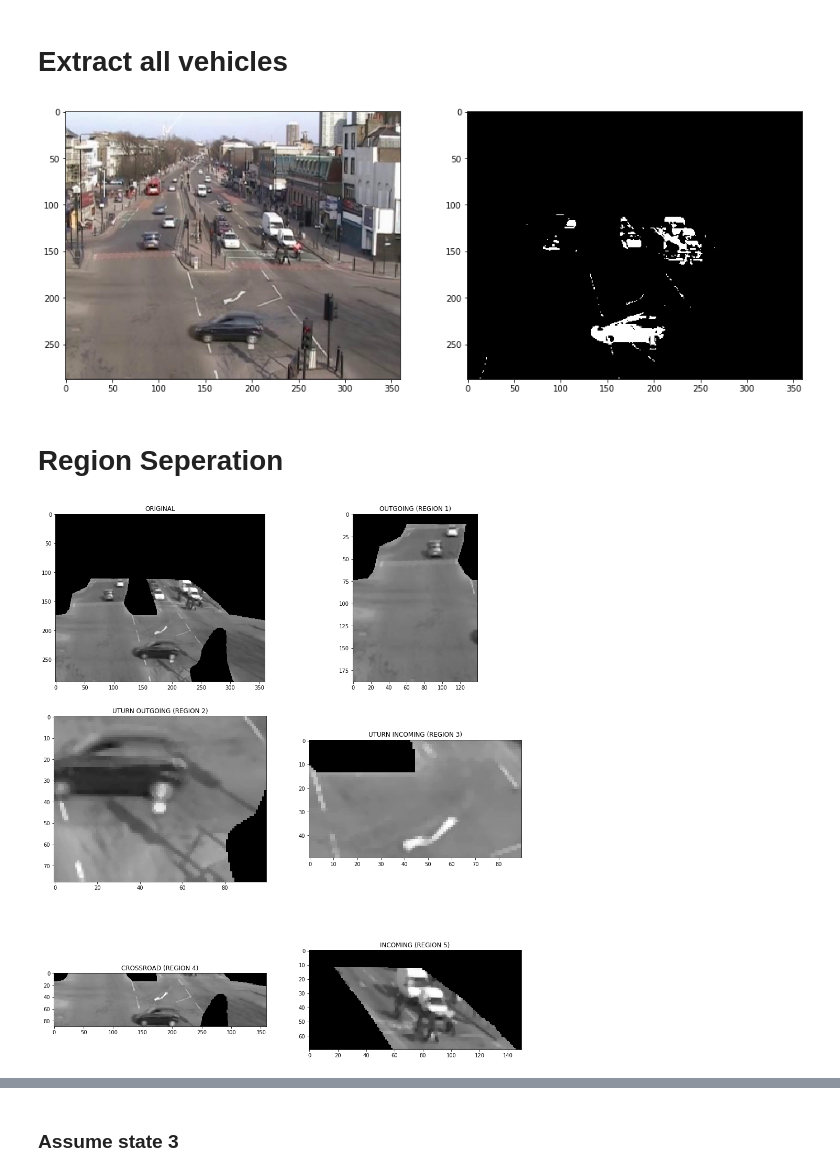
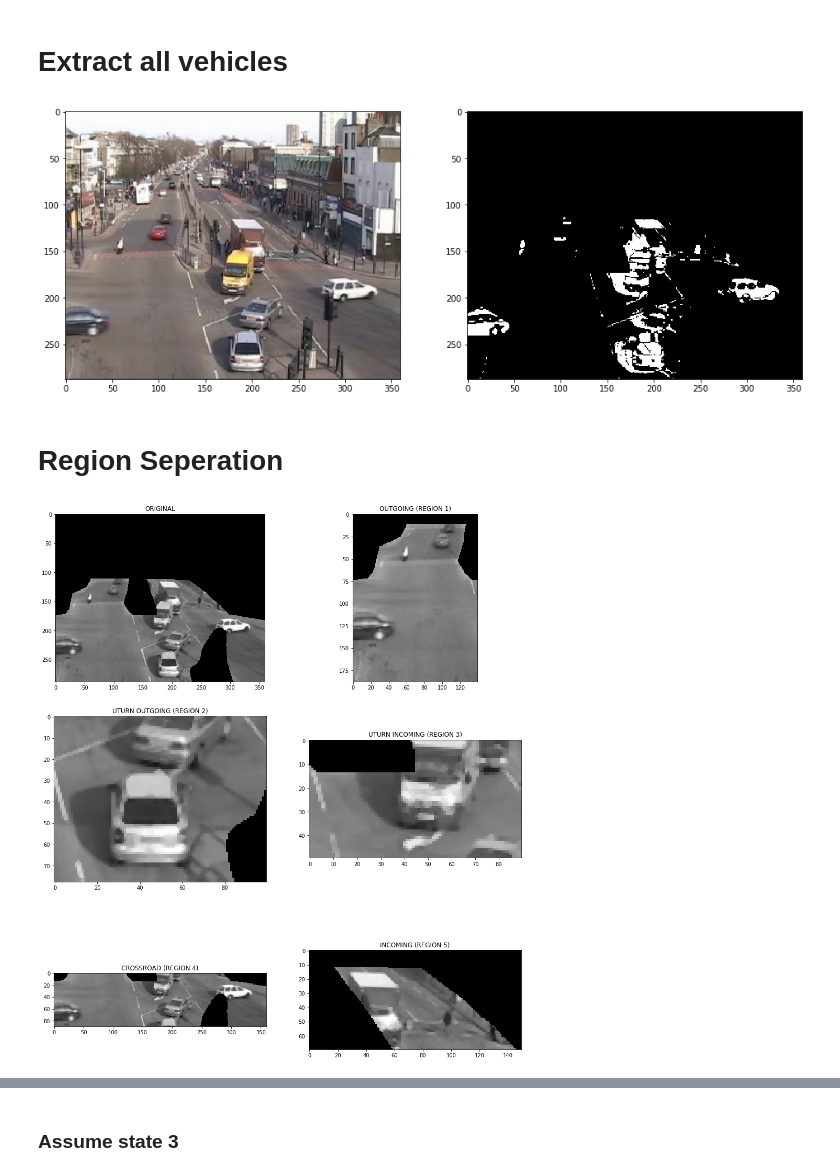
Before and after one commit to Ali-Amin/realtime-smart-traffic-control-system, a Jupyter notebook: main.ipynb, the cells around one changed output, grey strips where cells are left out. Saved outputs shown, nothing was run; the diff lists cells and outputs as text; code cells hidden in the pictures.

```diff
--- a/main.ipynb
+++ b/main.ipynb
@@ -44,8 +44,8 @@ def remove_disturbance(img):
     logical_operand = convert_to_grayscale(logical_operand)
     return img_and(img,logical_operand)
 # %%
-frame1 = io.imread('assets/frame1.png')
-frame2 = io.imread('assets/frame2.png')
+frame1 = io.imread('assets/frame13.png')
+frame2 = io.imread('assets/frame14.png')
 
 
 frame1_gray = convert_to_grayscale(frame1);
@@ -111,13 +111,13 @@ ax2.imshow(foreground ,cmap=plt.cm.gray)
 
 plt.show()
 # %% [output]
-[figure, old version]
+[figure, new version]
 # %% [markdown]
 # Region Seperation
 # %%
 def crop_first_region(imgs):
     cropped_imgs = []
-    for img in imgs:
+    for imm in imgs:
         cropped_imgs.append(img[100:,0:140])
     return cropped_imgs
 
@@ -149,34 +149,34 @@ def crop_fifth_region(imgs):
     return cropped_imgs
 
 
 
 [region1] = crop_first_region([frame1_focussed])
 [region2] = crop_second_region([frame1_focussed])
 [region3] = crop_third_region([frame1_focussed])
 [region4] = crop_fourth_region([frame1_focussed])
 [region5] = crop_fifth_region([frame1_focussed])
 
 
 fig, ((ax1,ax2) , (ax3,ax4), (ax5,ax6)) = plt.subplots(3,2)
 fig.set_size_inches(16,20)
 ax1.imshow(frame1_focussed, 'gray')
 ax2.imshow(region1, 'gray')
 ax3.imshow(region2, 'gray')
 ax4.imshow(region3, 'gray')
 ax5.imshow(region4, 'gray')
 ax6.imshow(region5, 'gray')
 
 ax1.set_title("ORIGINAL")
 ax2.set_title("OUTGOING (REGION 1)")
 ax3.set_title("UTURN OUTGOING (REGION 2)")
 ax4.set_title("UTURN INCOMING (REGION 3)")
 ax5.set_title("CROSSROAD (REGION 4)")
 ax6.set_title("INCOMING (REGION 5)")
 
 
 plt.show()
 # %% [output]
-[figure, old version]
+[figure, new version]
 # %% [markdown]
 # Traffic Finite State Machine
 
```
Also changed, not shown: parts of 7 cells of this notebook.
